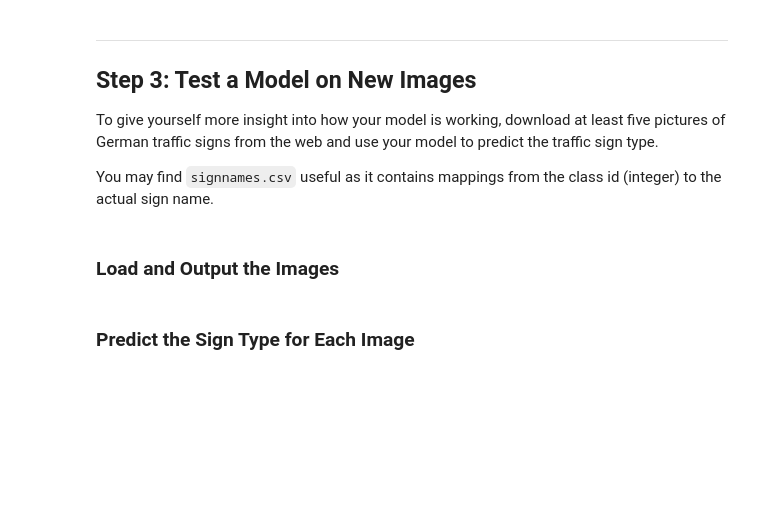
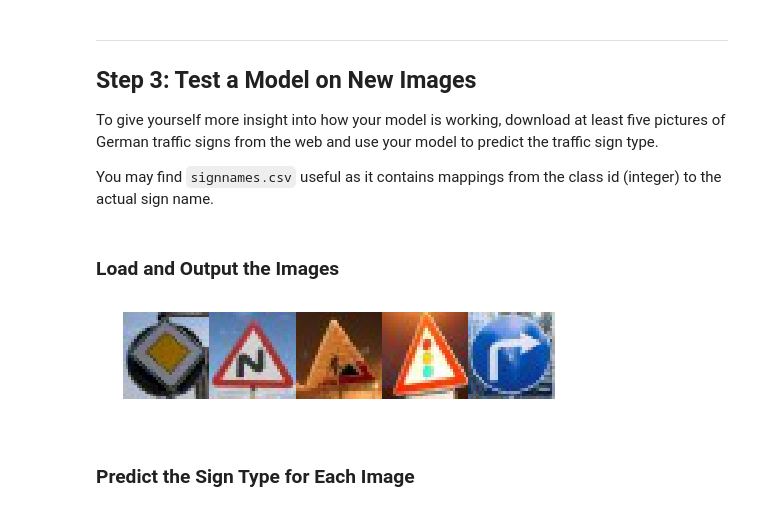
Before and after one commit to LinasKo/CarND-Traffic-Sign-Classifier-Project, a Jupyter notebook: notebooks/Traffic_Sign_Classifier.ipynb, the cells around one changed output. Saved outputs shown, nothing was run; the diff lists cells and outputs as text; code cells hidden in the pictures; blank space fills up the shorter version.

Commit message:
Loaded up new images from the internet. Unable to restore the model yet.

```diff
--- a/notebooks/Traffic_Sign_Classifier.ipynb
+++ b/notebooks/Traffic_Sign_Classifier.ipynb
@@ -383,3 +388,33 @@ You may find `signnames.csv` useful as it contains mappings from the class id (i
+# %%
+### Load the images and plot them here.
+### Feel free to use as many code cells as needed.
+
+import glob
+import matplotlib.image as mpimg
+import matplotlib.pyplot as plt
+%matplotlib inline
+
+
+extra_in_folder = os.path.join(root_folder, "data", "extra_data_online")
+
+X_extra = []
+y_extra = []
+for fname in glob.glob(os.path.join(extra_in_folder, "*.jpg")):
+    X_extra.append(mpimg.imread(fname))
+    y_extra.append(os.path.basename(fname[:-4]))
+
+fig, axes = plt.subplots(1, len(X_extra))
+fig.set_figheight(1 * 1.2 * 5 / len(X_extra))
+
+for i, img in enumerate(X_extra):
+    axes[i].imshow(img)
+    axes[i].axis("off")
+
+# Remove gaps between images
+plt.subplots_adjust(wspace=0, hspace=0, left=0, right=1, bottom=0, top=1)
+plt.show()
+# %% [output]
+[figure, added]
 # %% [markdown]
 ### Predict the Sign Type for Each Image
 # %%
```
Also changed, not shown: parts of 6 cells of this notebook, 10 other files.
